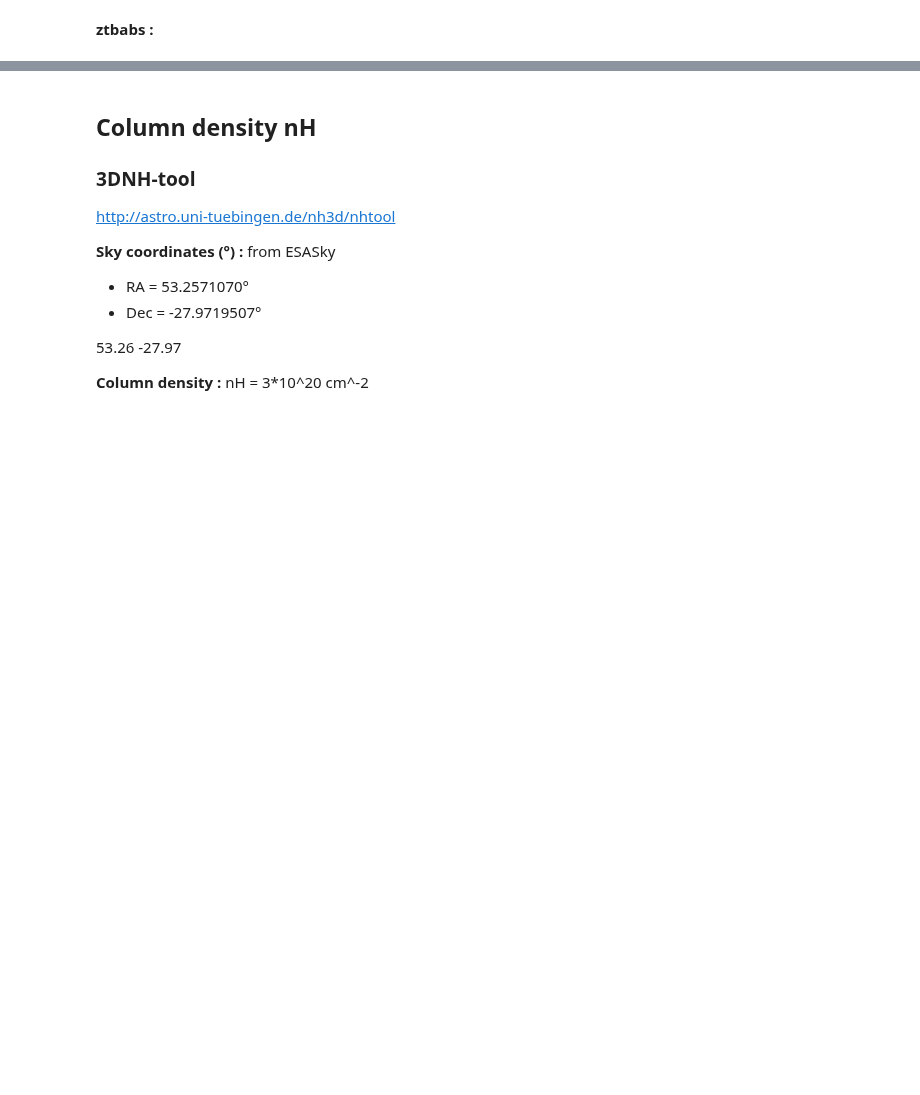
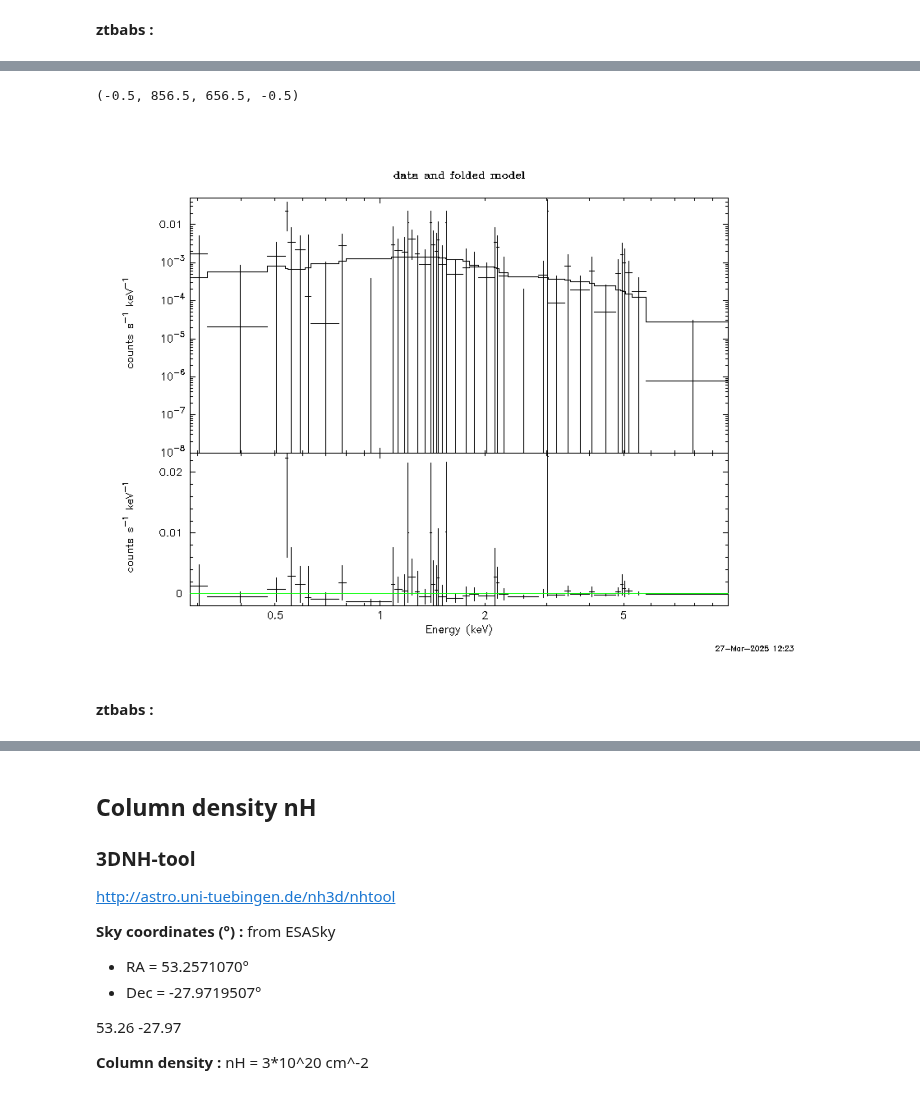
Before and after one commit to ceeliiaa/STONKS-alert, a Jupyter notebook: ObsID0945020132_SRCNUM7/EMOS2/ObsID0945020132_SRCNUM7_EMOS2_Xspec(cstat).ipynb, the cells around one changed output, grey strips where cells are left out. Drawn from its saved outputs; the diff is of its cells as text; code cells hidden in the pictures; blank space fills up the shorter version.

```diff
--- a/ObsID0945020132_SRCNUM7/EMOS2/ObsID0945020132_SRCNUM7_EMOS2_Xspec(cstat).ipynb
+++ b/ObsID0945020132_SRCNUM7/EMOS2/ObsID0945020132_SRCNUM7_EMOS2_Xspec(cstat).ipynb
@@ -564,0 +594,9 @@ plt.axis('off')
+# %%
+img = plt.imread(glob.glob("ObsID*SRCNUM*E*Spectrum_apecapec.png")[0])
+plt.imshow(img)
+plt.axis('off')
+# %% [output]
+(-0.5, 856.5, 656.5, -0.5)
+[figure, added]
+# %% [markdown]
+**ztbabs :**
```
Also changed, not shown: parts of 37 cells of this notebook.
